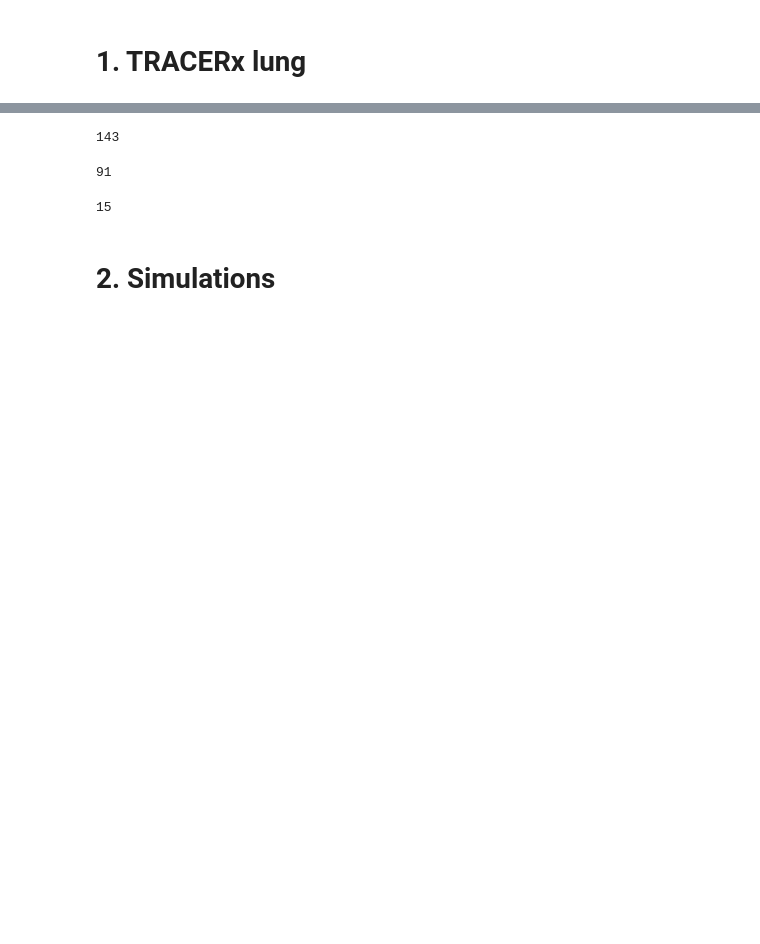
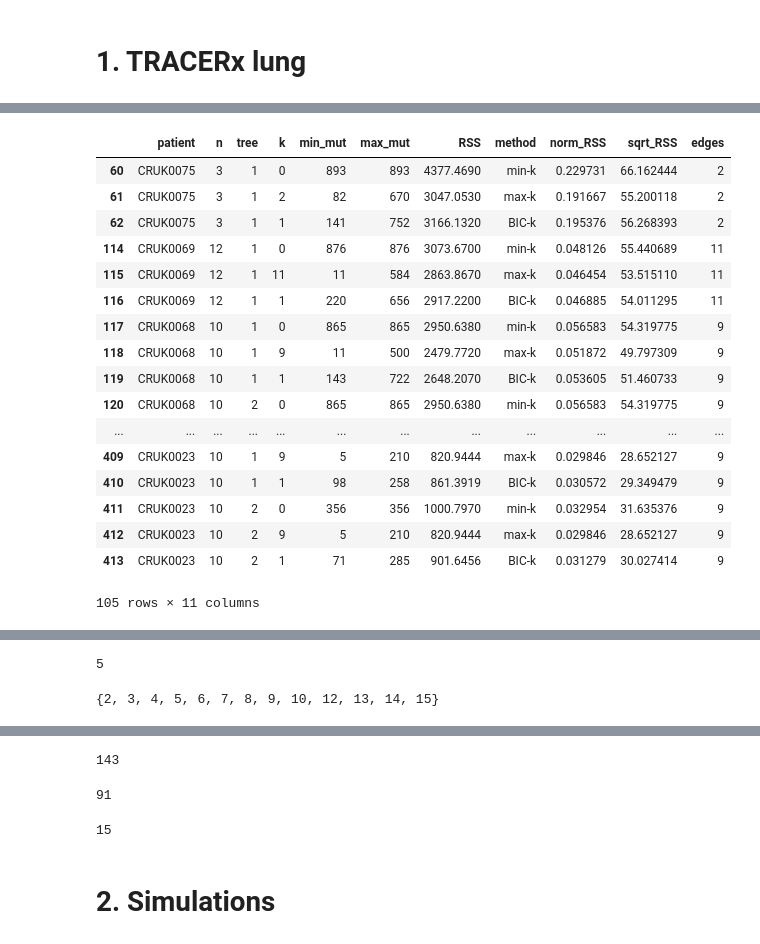
Before and after one commit to elkebir-group/PhySigs, a Jupyter notebook: results/plots.ipynb, the cells around one changed output, grey strips where cells are left out. Saved outputs shown, nothing was run; the diff lists cells and outputs as text; code cells hidden in the pictures; blank space fills up the shorter version.

```diff
--- a/results/plots.ipynb
+++ b/results/plots.ipynb
@@ -117,4 +112,27 @@ df2['norm_RSS'] = np.sqrt(df2['RSS']) / (96*df2['n'])
 df2['sqrt_RSS'] = np.sqrt(df2['RSS'])
 # %%
 df2['edges'] = df2['n'] - 1
+# %%
+patients = set(df2[(df2["k"] > 0) & (df2["method"] == "BIC-k")].patient)
+# %%
+df2[df2["patient"].isin(patients)]
+# %% [output]
+|  | patient | n | tree | k | min_mut | max_mut | RSS | method | norm_RSS | sqrt_RSS | edges |
+| 60 | CRUK0075 | 3 | 1 | 0 | 893 | 893 | 4377.4690 | min-k | 0.229731 | 66.162444 | 2 |
+| 61 | CRUK0075 | 3 | 1 | 2 | 82 | 670 | 3047.0530 | max-k | 0.191667 | 55.200118 | 2 |
+| 62 | CRUK0075 | 3 | 1 | 1 | 141 | 752 | 3166.1320 | BIC-k | 0.195376 | 56.268393 | 2 |
+| 114 | CRUK0069 | 12 | 1 | 0 | 876 | 876 | 3073.6700 | min-k | 0.048126 | 55.440689 | 11 |
+| 115 | CRUK0069 | 12 | 1 | 11 | 11 | 584 | 2863.8670 | max-k | 0.046454 | 53.515110 | 11 |
+| 116 | CRUK0069 | 12 | 1 | 1 | 220 | 656 | 2917.2200 | BIC-k | 0.046885 | 54.011295 | 11 |
+| 117 | CRUK0068 | 10 | 1 | 0 | 865 | 865 | 2950.6380 | min-k | 0.056583 | 54.319775 | 9 |
+| 118 | CRUK0068 | 10 | 1 | 9 | 11 | 500 | 2479.7720 | max-k | 0.051872 | 49.797309 | 9 |
+| 119 | CRUK0068 | 10 | 1 | 1 | 143 | 722 | 2648.2070 | BIC-k | 0.053605 | 51.460733 | 9 |
+| 120 | CRUK0068 | 10 | 2 | 0 | 865 | 865 | 2950.6380 | min-k | 0.056583 | 54.319775 | 9 |
+| ... | ... | ... | ... | ... | ... | ... | ... | ... | ... | ... | ... |
+| 409 | CRUK0023 | 10 | 1 | 9 | 5 | 210 | 820.9444 | max-k | 0.029846 | 28.652127 | 9 |
+| 410 | CRUK0023 | 10 | 1 | 1 | 98 | 258 | 861.3919 | BIC-k | 0.030572 | 29.349479 | 9 |
+| 411 | CRUK0023 | 10 | 2 | 0 | 356 | 356 | 1000.7970 | min-k | 0.032954 | 31.635376 | 9 |
+| 412 | CRUK0023 | 10 | 2 | 9 | 5 | 210 | 820.9444 | max-k | 0.029846 | 28.652127 | 9 |
+| 413 | CRUK0023 | 10 | 2 | 1 | 71 | 285 | 901.6456 | BIC-k | 0.031279 | 30.027414 | 9 |
+105 rows × 11 columns
 # %%
@@ -149,6 +167,14 @@ plt.tight_layout()
 plt.savefig("tracerx_min_mut.pdf")
 # %% [output]
 [drawing not drawn]
+# %%
+len(df2[(df2["method"] == "BIC-k") & (df2["k"]==2)])
+# %% [output]
+5
+# %%
+set(df2.n)
+# %% [output]
+{2, 3, 4, 5, 6, 7, 8, 9, 10, 12, 13, 14, 15}
 # %%
 g = sns.boxplot(data=df2[df2['n']>0], x="method", y="k", order=["BIC-k"], showfliers=False,
                 color=sns.color_palette()[1])
```
Also changed, not shown: parts of 10 cells of this notebook, 8 other files.
